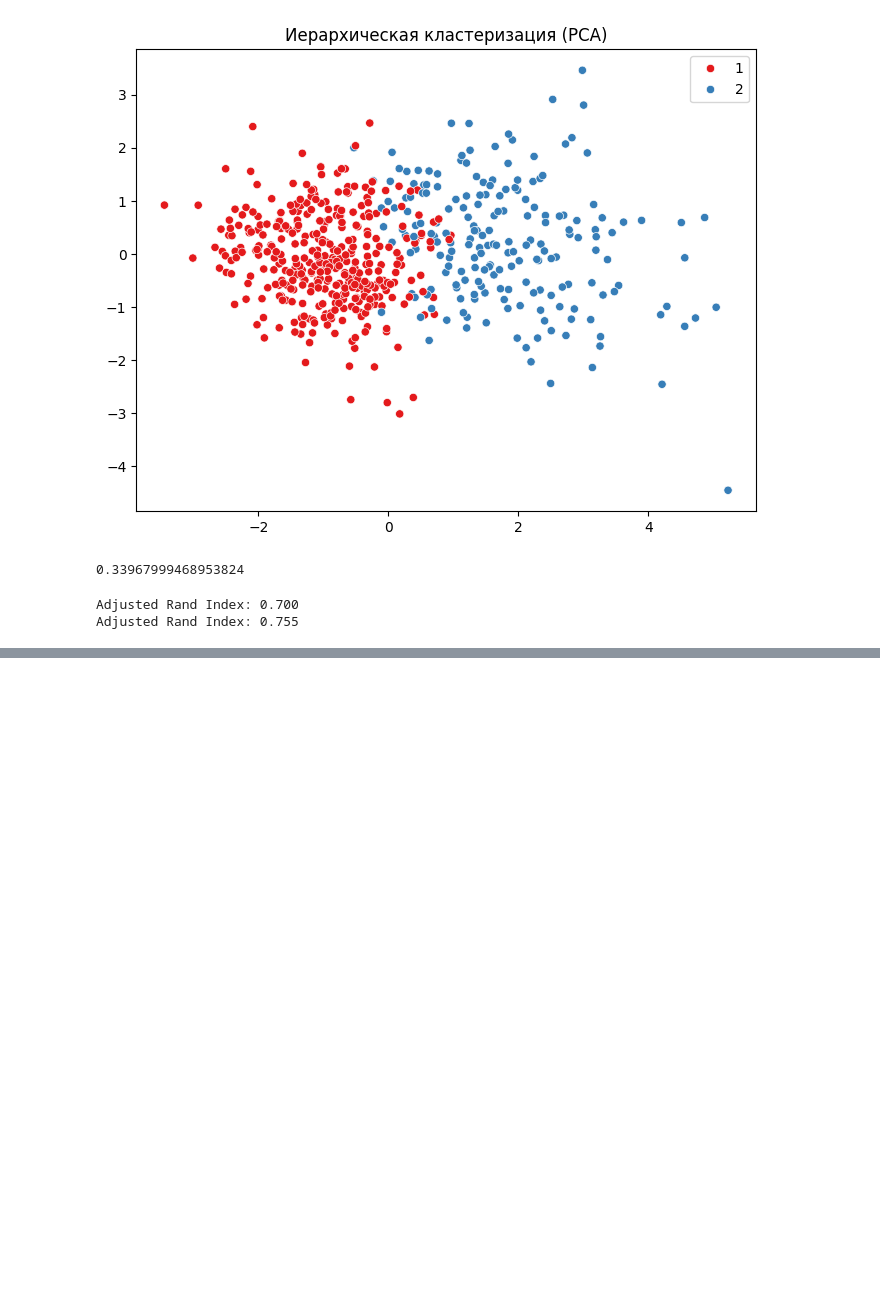
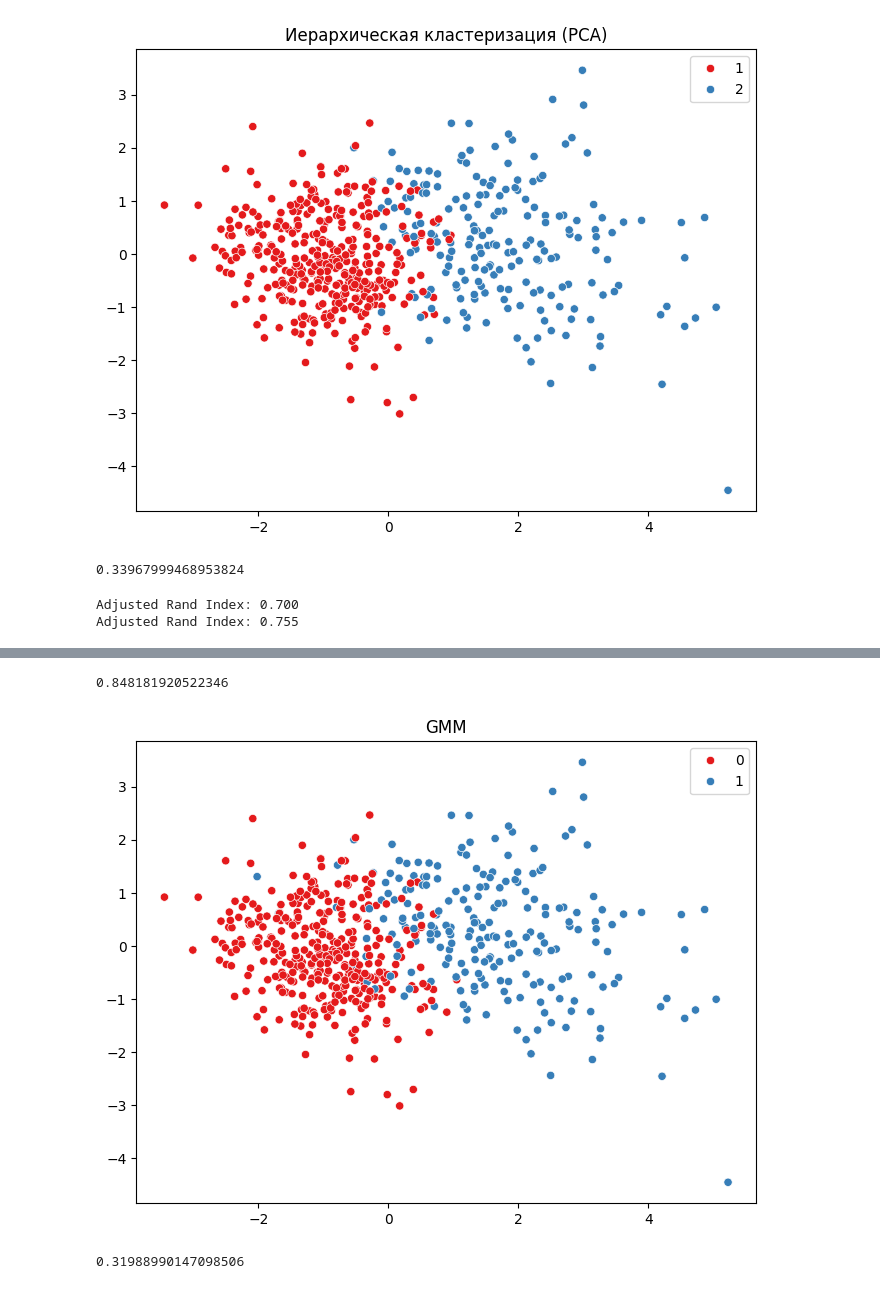
Before and after one commit to alino4ka554/L4_AISystems, a Jupyter notebook: clustering.ipynb, the cells around one changed output, grey strips where cells are left out. Drawn from its saved outputs; the diff is of its cells as text; code cells hidden in the pictures; blank space fills up the shorter version.

```diff
--- a/clustering.ipynb
+++ b/clustering.ipynb
@@ -333,0 +403,29 @@ Adjusted Rand Index: 0.755
+# %%
+import pandas as pd
+import numpy as np
+from sklearn.preprocessing import StandardScaler
+from sklearn.mixture import GaussianMixture
+from sklearn.metrics import silhouette_score, adjusted_rand_score
+import matplotlib.pyplot as plt
+import seaborn as sns
+
+gmm = GaussianMixture(n_components=2, random_state=42)
+gmm.fit(X_scaled)
+labels_gmm = gmm.predict(X_scaled)
+
+print(jaccard_score(y_true, labels_gmm, average='macro'))
+
+pca = PCA(n_components=2)
+df_pca = pca.fit_transform(df_scaled)
+
+plt.figure(figsize=(8,6))
+sns.scatterplot(x=df_pca[:,0], y=df_pca[:,1], hue=labels_gmm, palette='Set1')
+plt.title('GMM')
+plt.show()
+
+sil = silhouette_score(df_scaled, labels_gmm)
+print(sil)
+# %% [output]
+0.848181920522346
+[figure, added]
+0.31988990147098506
```
Also changed, not shown: parts of 1 cell of this notebook.
